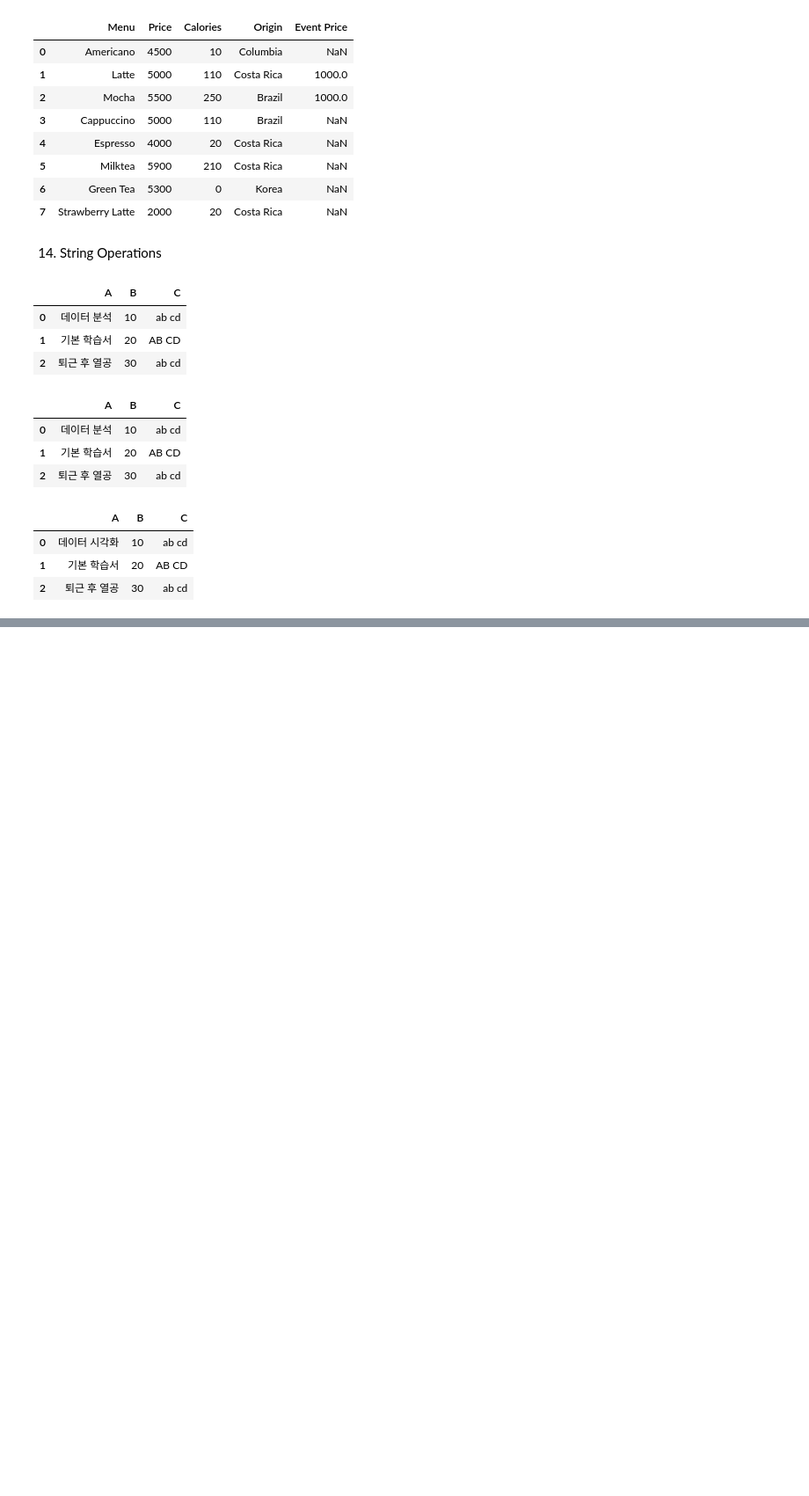
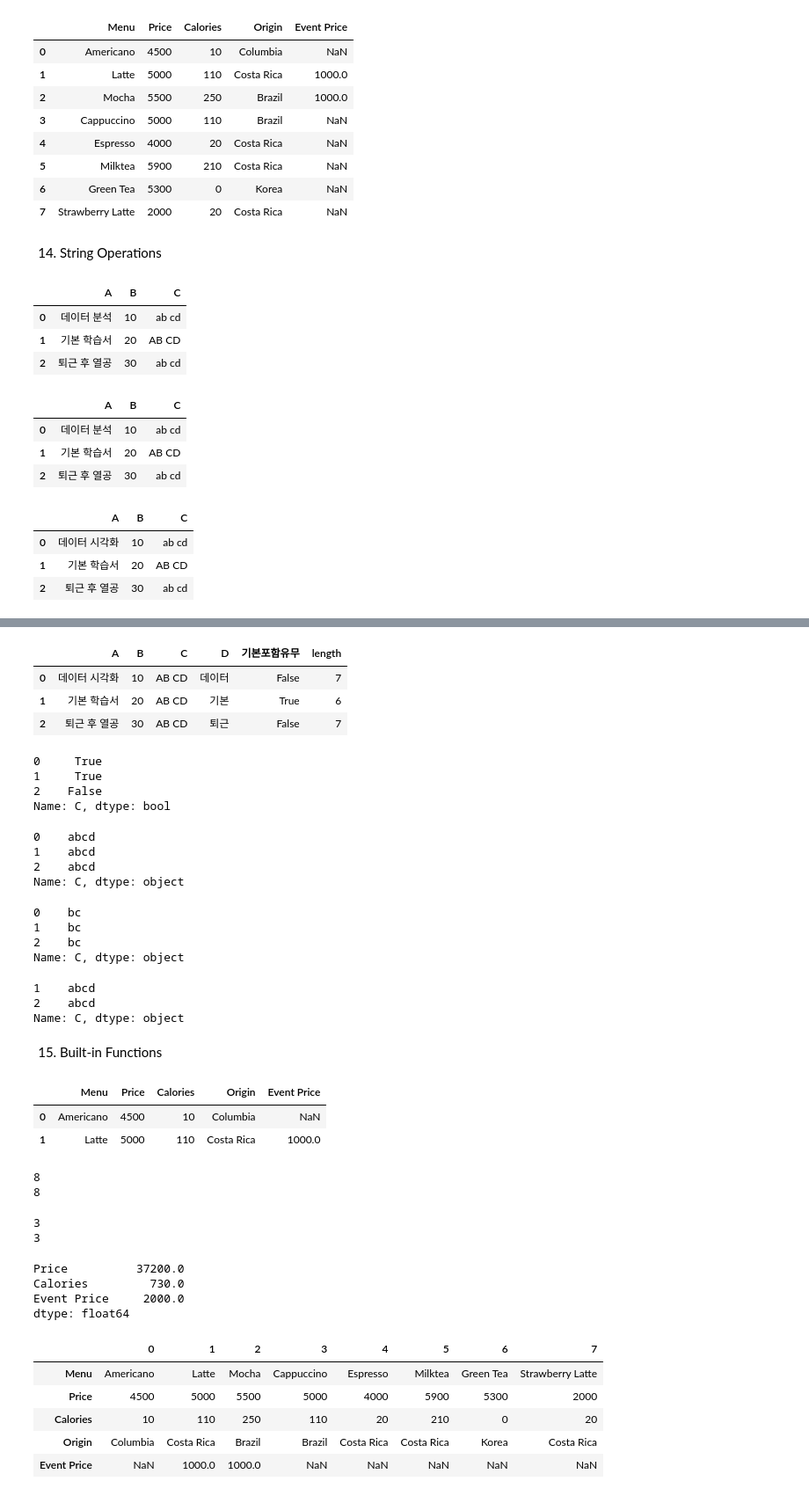
Before and after one commit to jimin3227/BigDataAnalysis, a Jupyter notebook: Part01_작업형1/Chapter02_Pandas.ipynb, the cells around one changed output, grey strips where cells are left out. Shown at 88% size. Saved outputs shown, nothing was run; the diff lists cells and outputs as text; code cells hidden in the pictures; blank space fills up the shorter version.

```diff
--- a/Part01_작업형1/Chapter02_Pandas.ipynb
+++ b/Part01_작업형1/Chapter02_Pandas.ipynb
@@ -803,0 +859,76 @@ df
+# %%
+df['C']=df['C'].str.upper()
+df
+# %% [output]
+|  | A | B | C | D | 기본포함유무 | length |
+| 0 | 데이터 시각화 | 10 | AB CD | 데이터 | False | 7 |
+| 1 | 기본 학습서 | 20 | AB CD | 기본 | True | 6 |
+| 2 | 퇴근 후 열공 | 30 | AB CD | 퇴근 | False | 7 |
+# %%
+df['C']=="AB CD"
+# %% [output]
+0     True
+1     True
+2    False
+Name: C, dtype: bool
+# %%
+df['C']=df['C'].str.lower()
+df['C']=df['C'].str.replace(" ", "")
+df['C']
+# %% [output]
+0    abcd
+1    abcd
+2    abcd
+Name: C, dtype: object
+# %%
+df['C'].str[1:3]
+# %% [output]
+0    bc
+1    bc
+2    bc
+Name: C, dtype: object
+# %%
+df['C'][1:3]
+# %% [output]
+1    abcd
+2    abcd
+Name: C, dtype: object
+# %% [markdown]
+15. Built-in Functions
+# %%
+df = pd.read_csv("cafe4.csv")
+df.head(2)
+# %% [output]
+|  | Menu | Price | Calories | Origin | Event Price |
+| 0 | Americano | 4500 | 10 | Columbia | NaN |
+| 1 | Latte | 5000 | 110 | Costa Rica | 1000.0 |
+# %%
+print(len(df))
+print(df.shape[0]) # [0] is for rows, [1] is for columns
+# %% [output]
+8
+8
+# %%
+cond = df['Price']>5000
+
+print(sum(cond))
+print(len(df[cond]))
+# %% [output]
+3
+3
+# %%
+df.sum(numeric_only=True)
+# %% [output]
+Price          37200.0
+Calories         730.0
+Event Price     2000.0
+dtype: float64
+# %%
+df.T
+# %% [output]
+|  | 0 | 1 | 2 | 3 | 4 | 5 | 6 | 7 |
+| Menu | Americano | Latte | Mocha | Cappuccino | Espresso | Milktea | Green Tea | Strawberry Latte |
+| Price | 4500 | 5000 | 5500 | 5000 | 4000 | 5900 | 5300 | 2000 |
+| Calories | 10 | 110 | 250 | 110 | 20 | 210 | 0 | 20 |
+| Origin | Columbia | Costa Rica | Brazil | Brazil | Costa Rica | Costa Rica | Korea | Costa Rica |
+| Event Price | NaN | 1000.0 | 1000.0 | NaN | NaN | NaN | NaN | NaN |
```
Also changed, not shown: parts of 18 cells of this notebook.
